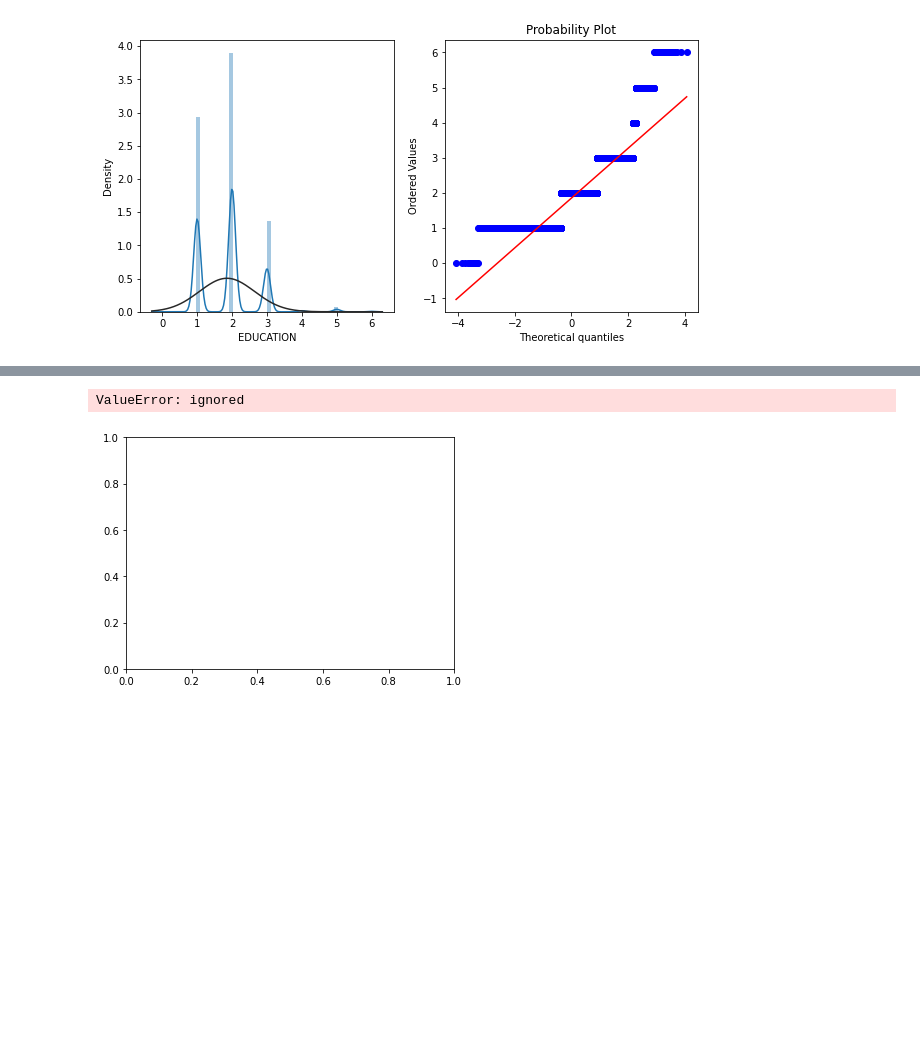
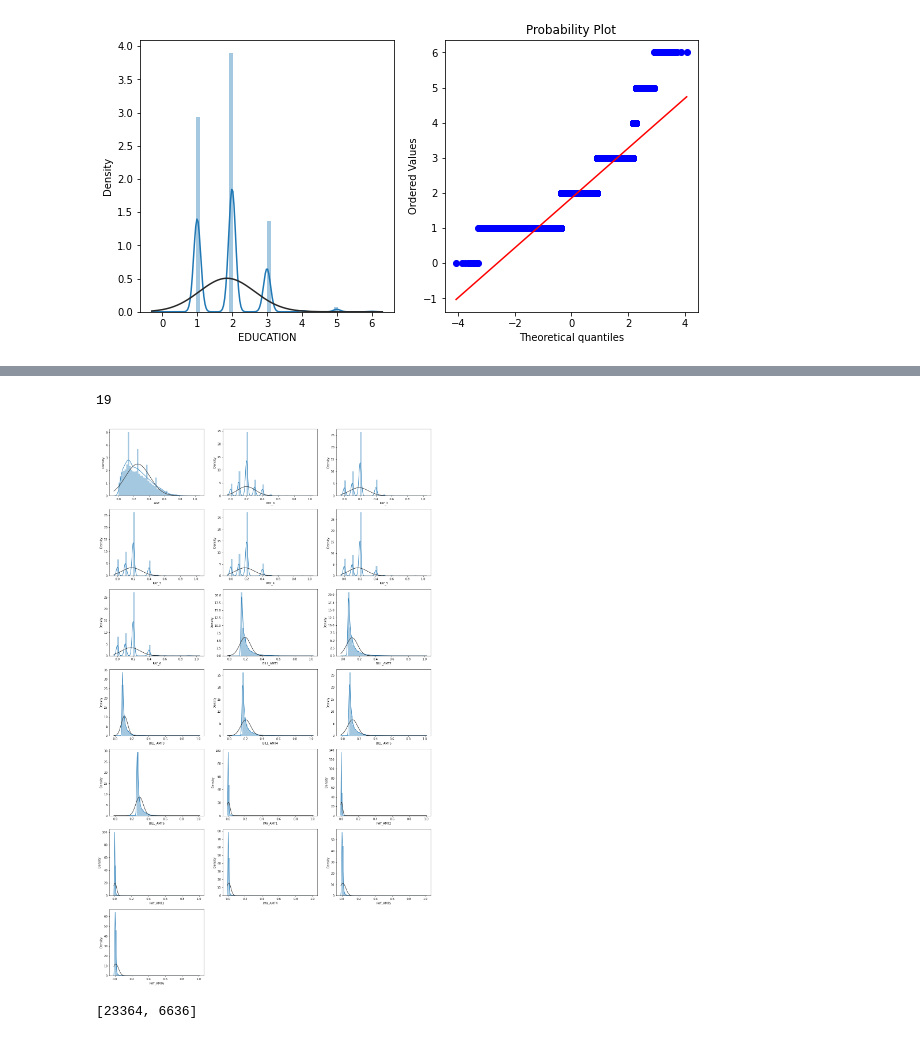
Before and after one commit to HeHeHuang/DataAnalytic, a Jupyter notebook: MayBank_DataScientist_Assessment.ipynb, the cells around one changed output, grey strips where cells are left out. Cells and saved outputs as stored; diff of their text form; code cells hidden in the pictures; blank space fills up the shorter version.

```diff
--- a/MayBank_DataScientist_Assessment.ipynb
+++ b/MayBank_DataScientist_Assessment.ipynb
@@ -66,0 +217,4 @@ df.describe()
+# %%
+num_col = df.columns.tolist()[12:-1]
+num_data = df[num_col]
+num_data
@@ -155,0 +378,3 @@ res = stats.probplot(df['EDUCATION'], plot=plt)
+# %%
+cat_col = df.columns.tolist()[2:5]
+cat_col
@@ -155,0 +407,4 @@ res = stats.probplot(df['EDUCATION'], plot=plt)
+# %%
+scaler = MinMaxScaler()
+scaler.fit(df[num_col])
+df[num_col] = scaler.transform(df[num_col])
@@ -155,0 +442,6 @@ res = stats.probplot(df['EDUCATION'], plot=plt)
+# %%
+encoder = OneHotEncoder(handle_unknown = 'ignore', sparse = False)
+encoder.fit(df[cat_col])          # fit the model on categorical column
+encoded_cols = list(encoder.get_feature_names(cat_col))    # name of give columns
+print(encoded_cols)
+df[encoded_cols] = encoder.transform(df[cat_col])
@@ -156,11 +500,17 @@ res = stats.probplot(df['EDUCATION'], plot=plt)
+# %%
+len(num_col)
+# %% [output]
+19
 # %%
-column = df.columns.tolist()[1:24]
+#column = df.columns.tolist()[1:24]
 fig = plt.figure(figsize=(20, 40))
-for i in range(24):
+for i in range(19):
     plt.subplot(8, 3, i + 1)
-    sns.distplot(column[i],fit=stats.norm)
-    res = stats.probplot(column[i], plot=plt)
+    sns.distplot(df[num_col[i]],fit=stats.norm)
 plt.show()
 # %% [output]
-ValueError: ignored
-[figure, old version]
+[figure, new version]
+# %%
+df['default payment next month'].value_counts().tolist()
+# %% [output]
+[23364, 6636]
```
Also changed, not shown: parts of 66 cells of this notebook.
